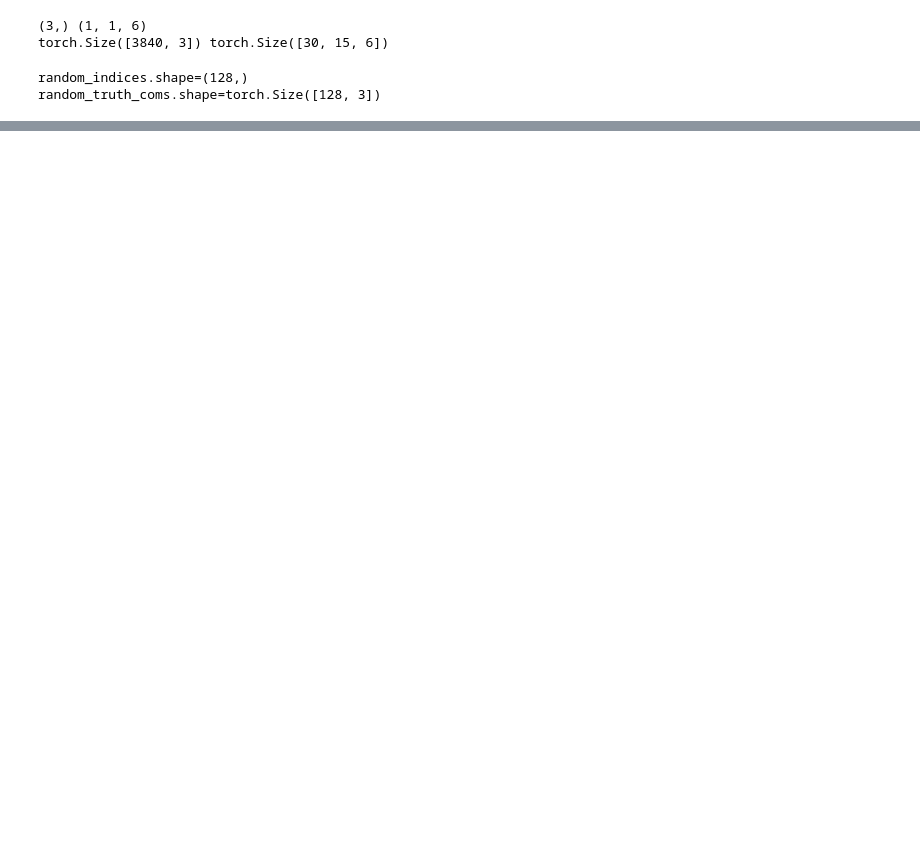
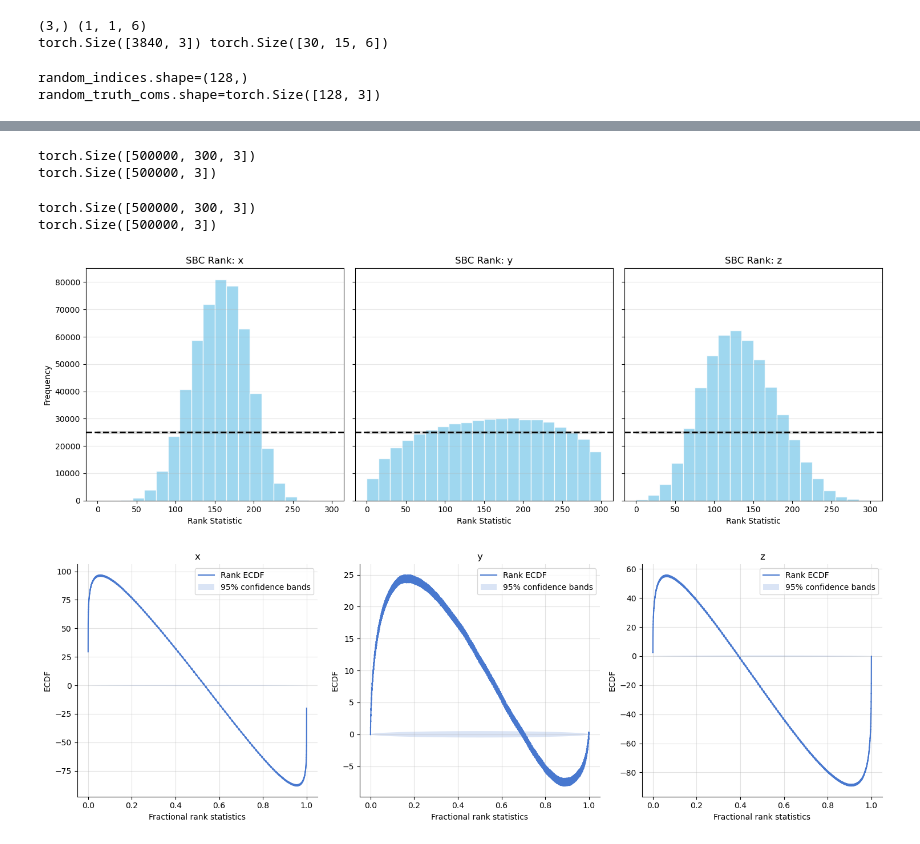
Before and after one commit to laurasaizz/SBI_walking, a Jupyter notebook: model.ipynb, the cells around one changed output, grey strips where cells are left out. Saved outputs shown, nothing was run; the diff lists cells and outputs as text; code cells hidden in the pictures; blank space fills up the shorter version.

```diff
--- a/model.ipynb
+++ b/model.ipynb
@@ -1008,0 +1153,59 @@ entire_trajectory.shape=(39, 6)
+# %%
+n_sample_per_window = 300
+all_posteriors = []
+all_truths = []
+train_loader, test_loader = create_dataloaders(256)
+with torch.no_grad():
+    model.eval()
+    for com, foot in tqdm( test_loader):
+        foot:torch.Tensor
+        posterior = model.reverse(torch.randn((foot.shape[0] * n_sample_per_window,3),device=device),foot.repeat_interleave(n_sample_per_window,dim=0).to(device))
+        posterior = posterior.reshape((foot.shape[0],n_sample_per_window,3))
+        all_posteriors.append(posterior.detach().cpu())
+        all_truths.append(com)
+    all_posteriors = torch.cat(all_posteriors,dim=0)
+    all_truths = torch.cat(all_truths,dim=0)
+print(all_posteriors.shape)
+print(all_truths.shape)
+# %% [output]
+torch.Size([500000, 300, 3])
+torch.Size([500000, 3])
+# %%
+import numpy as np
+import matplotlib.pyplot as plt
+import seaborn as sns
+def plot_sbc_ecdf_uni(post_samples, prior_samples, labels=None, plot_color="steelblue"):
+    """
+    Plots SBC ECDF differences with simultaneous 95% confidence bands.
+
+    Args:
+        post_samples:  np.ndarray of shape (N, L, D) — posterior samples
+        prior_samples: np.ndarray of shape (N, D)    — ground truth / prior draws
+        labels:        list of D strings for parameter names (optional)
+        plot_color:    color for the ECDF lines
+    """
+    n_prior_params = prior_samples.shape[1]
+    ranks = np.sum(post_samples < prior_samples[:,None,:],axis=1) / post_samples.shape[1]
+
+    fig, axes = plt.subplots(1,n_prior_params,figsize = (5 * n_prior_params,5))
+    if n_prior_params ==1:
+        axes = [axes]
+    for j in range(ranks.shape[-1]):
+        ecdf_single = np.sort(ranks[:,j])
+        N = ecdf_single.shape[-1]
+        t = np.arange(1,N+1)/ float(N+1)
+        d = ecdf_single - t
+        d = d * np.sqrt(N) * 0.5
+        #axes.flat[j].set_aspect("equal")
+        axes.flat[j].plot(t,d,label = "Rank ECDF")
+        axes.flat[j].fill_between(t,-np.sqrt(t*(1-t)), np.sqrt(t*(1-t)),alpha=0.2,label="95% confidence bands")
+
+    for _ax,label in zip(axes,labels):
+        sns.despine(ax=_ax)
+        _ax.grid(alpha=0.35)
+        _ax.legend()
+        _ax.set_title(label)
+        _ax.set_xlabel("Fractional rank statistics")
+        _ax.set_ylabel("ECDF")
+    fig.tight_layout()
+    fig.show()
@@ -1009,3 +1318,14 @@ entire_trajectory.shape=(39, 6)
+# %%
+print(all_posteriors.shape)
+print(all_truths.shape)
+plot_sbc_histograms(all_truths,all_posteriors,param_names=["x","y","z"])
+#plot_sbc_ecdf(all_truths,all_posteriors,["x","y","z"])
+plot_sbc_ecdf_uni(all_posteriors.numpy(),all_truths.numpy(),labels=["x","y","z"])
+# %% [output]
+torch.Size([500000, 300, 3])
+torch.Size([500000, 3])
+[figure, added]
+[figure, added]
 # %%
 if input("save (type save to save)") == "save":
     print("saving")
```
Also changed, not shown: parts of 21 cells of this notebook, 3 other files.
